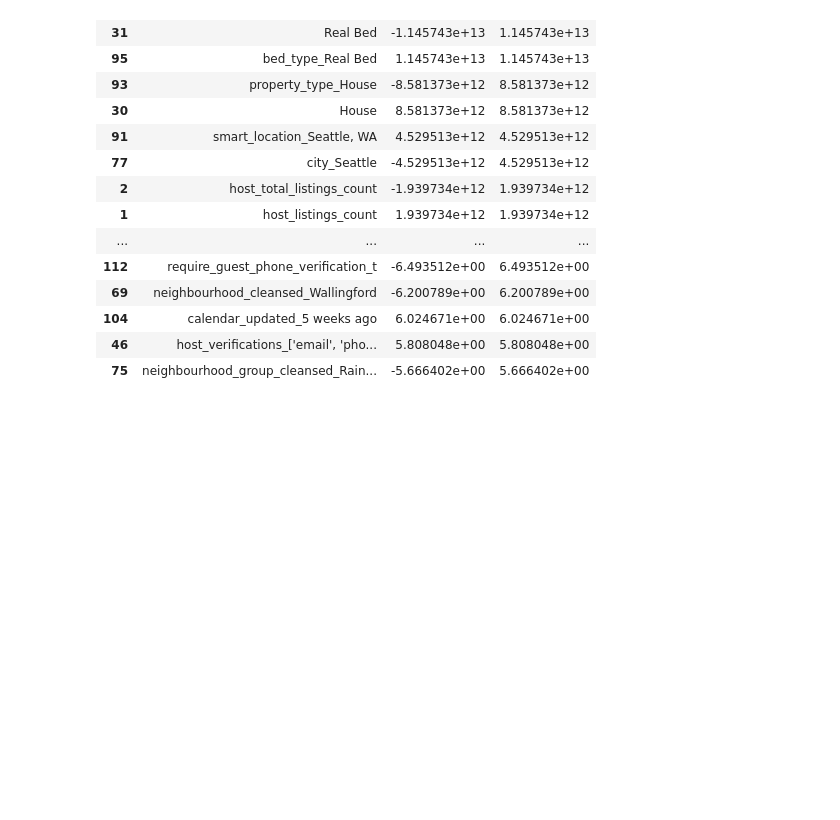
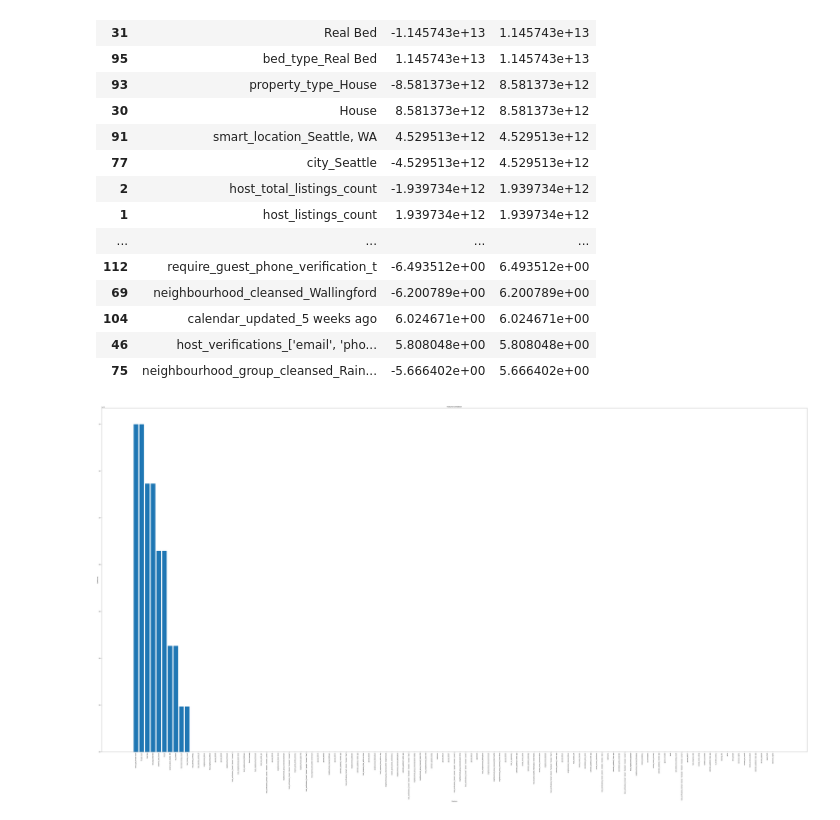
Before and after one commit to mjoe6/Udacity_Project1, a Jupyter notebook: Top Requirements for Frequent Booking.ipynb, the cells around one changed output. Saved outputs shown, nothing was run; the diff lists cells and outputs as text; code cells hidden in the pictures; blank space fills up the shorter version.

```diff
--- a/Top Requirements for Frequent Booking.ipynb
+++ b/Top Requirements for Frequent Booking.ipynb
@@ -402,3 +418,16 @@ coef_df.head(50)
 | 104 | calendar_updated_5 weeks ago | 6.024671e+00 | 6.024671e+00 |
 | 46 | host_verifications_['email', 'pho... | 5.808048e+00 | 5.808048e+00 |
 | 75 | neighbourhood_group_cleansed_Rain... | -5.666402e+00 | 5.666402e+00 |
+# %%
+plt.figure(figsize=(100,50))
+plt.bar(coef_df['est_int'],coef_df['abs_coefs'])
+plt.title('Feature Correlation')
+plt.xlabel('Features')
+plt.ylabel('Coefficents')
+ax = plt.gca()
+
+ax.tick_params(axis='x', labelrotation = 90)
+
+plt.show()
+# %% [output]
+[figure, added]
```
Also changed, not shown: parts of 8 cells of this notebook, 1 other file.
